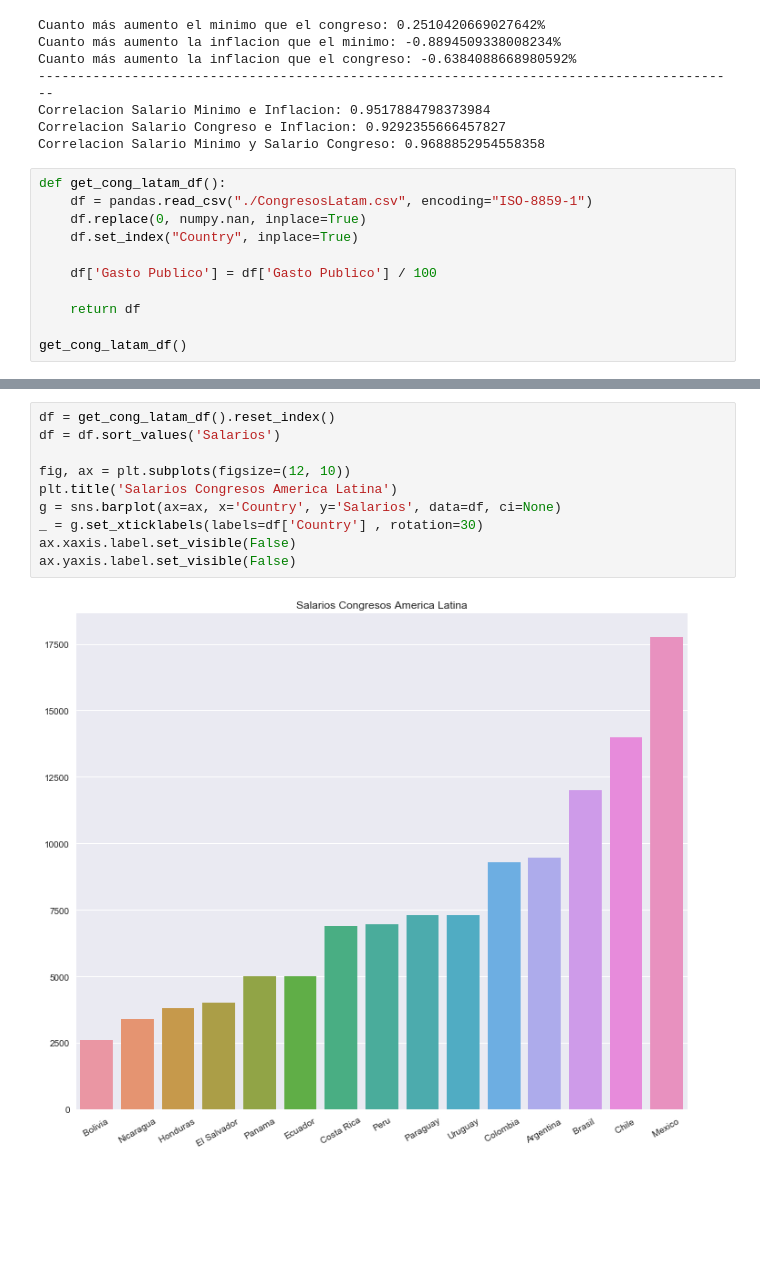
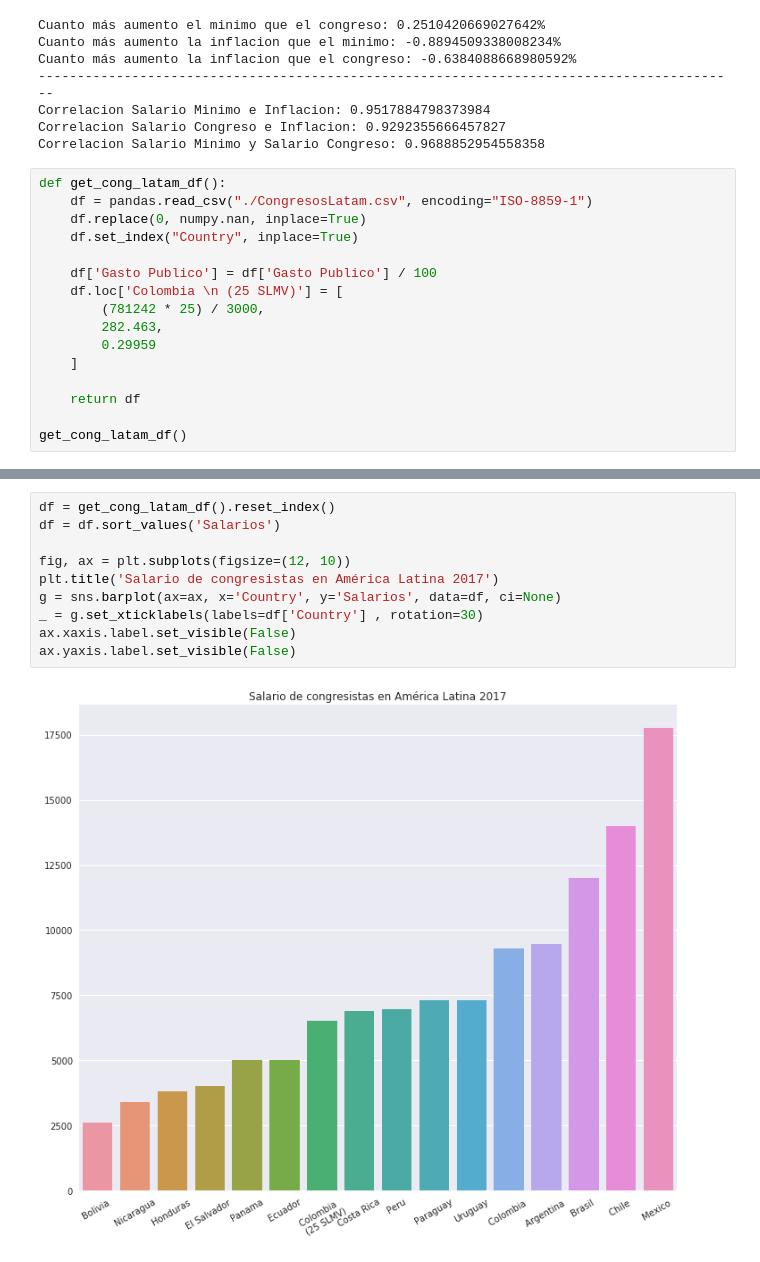
Before and after one commit to DarkDruiD/Consulta-Popular-Anticorrupcion, a Jupyter notebook: Consulta.ipynb, the cells around one changed output, grey strips where cells are left out. Drawn from its saved outputs; the diff is of its cells as text; blank space fills up the shorter version.

```diff
--- a/Consulta.ipynb
+++ b/Consulta.ipynb
@@ -475,6 +555,11 @@ def get_cong_latam_df():
     df.set_index("Country", inplace=True)
 
     df['Gasto Publico'] = df['Gasto Publico'] / 100
+    df.loc['Colombia \n (25 SLMV)'] = [
+        (781242 * 25) / 3000,
+        282.463,
+        0.29959
+    ]
 
     return df
 
@@ -500,15 +586,15 @@ get_cong_latam_df()
 # %%
 df = get_cong_latam_df().reset_index()
 df = df.sort_values('Salarios')
 
 fig, ax = plt.subplots(figsize=(12, 10))
-plt.title('Salarios Congresos America Latina')
+plt.title('Salario de congresistas en América Latina 2017')
 g = sns.barplot(ax=ax, x='Country', y='Salarios', data=df, ci=None)
 _ = g.set_xticklabels(labels=df['Country'] , rotation=30)
 ax.xaxis.label.set_visible(False)
 ax.yaxis.label.set_visible(False)
 # %% [output]
-[figure, old version]
+[figure, new version]
 # %%
 def get_senate_data():
     data = pandas.read_excel('Senado.xlsx')
```
Also changed, not shown: parts of 15 cells of this notebook.
